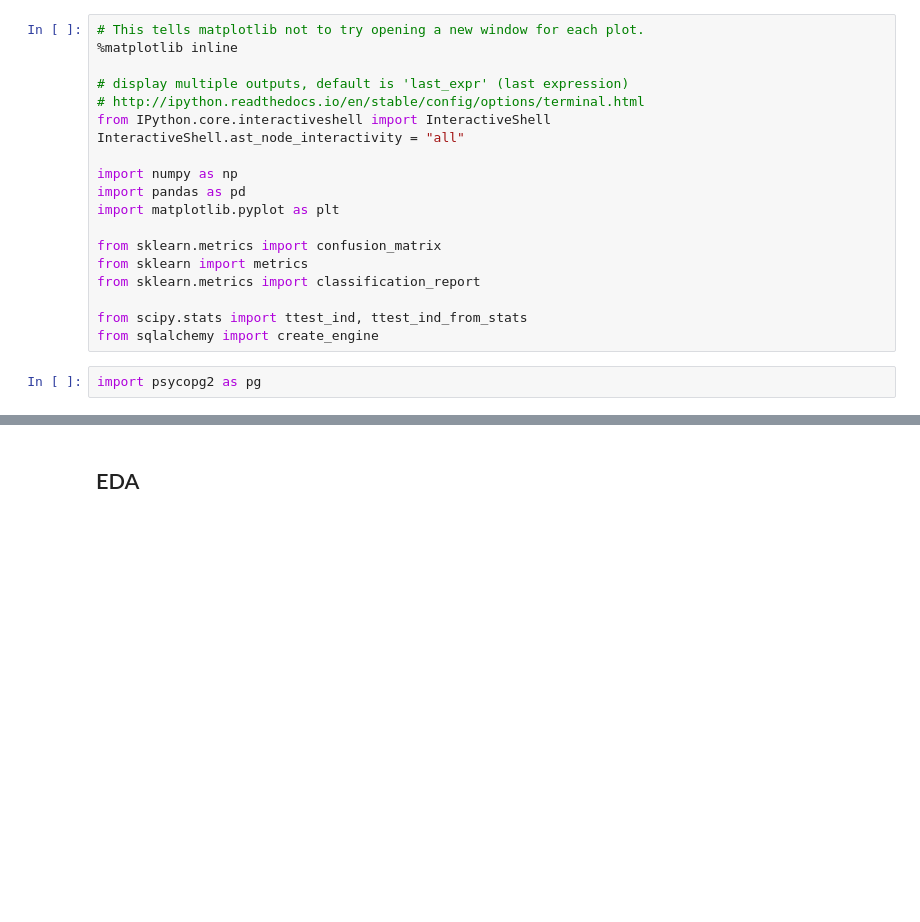
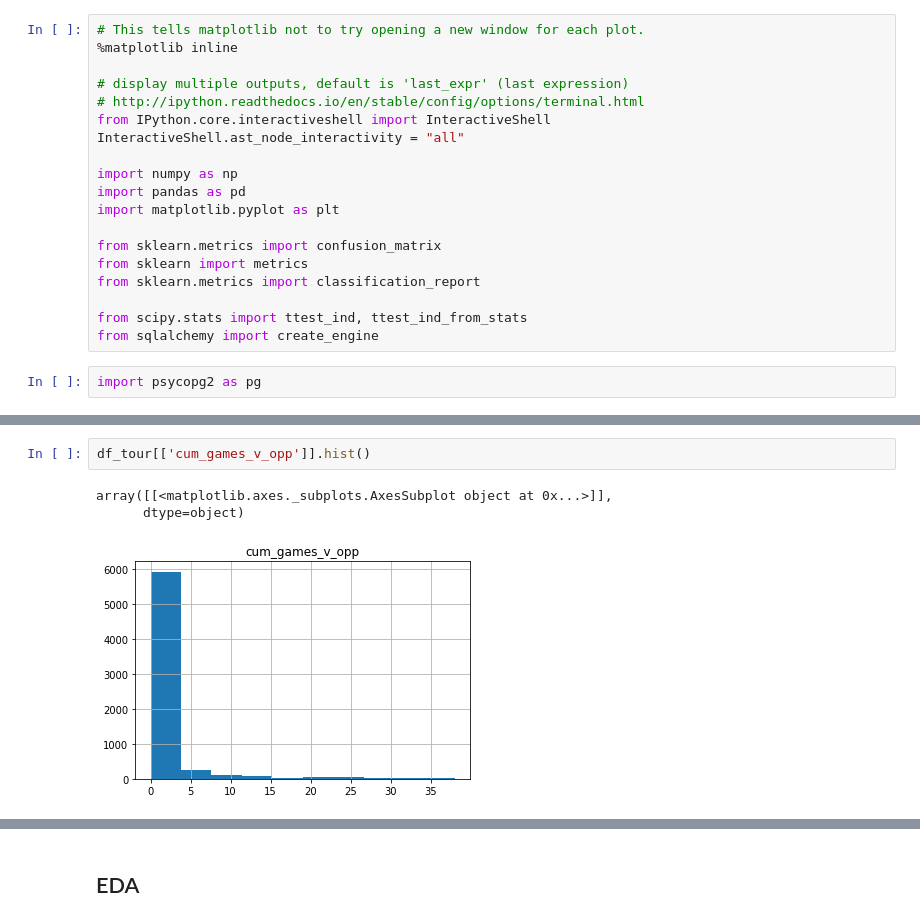
Before and after one commit to elyliu/mids-w207-final_proj-ncaa, a Jupyter notebook: Alex/Alex-EDA.ipynb, the cells around one changed output, grey strips where cells are left out. Cells and saved outputs as stored; diff of their text form; blank space fills up the shorter version.

```diff
--- a/Alex/Alex-EDA.ipynb
+++ b/Alex/Alex-EDA.ipynb
@@ -78,0 +144,6 @@ dtype: object
+# %%
+df_tour[['cum_games_v_opp']].hist()
+# %% [output]
+array([[<matplotlib.axes._subplots.AxesSubplot object at 0x...>]],
+      dtype=object)
+[figure, added]
```
Also changed, not shown: parts of 72 cells of this notebook.
